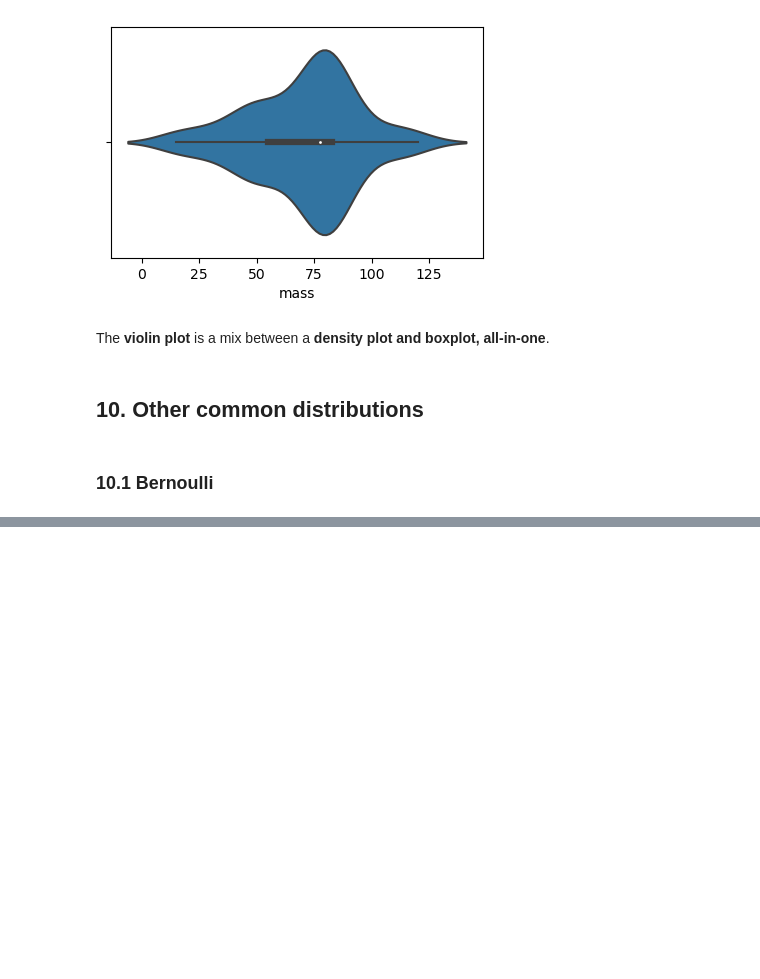
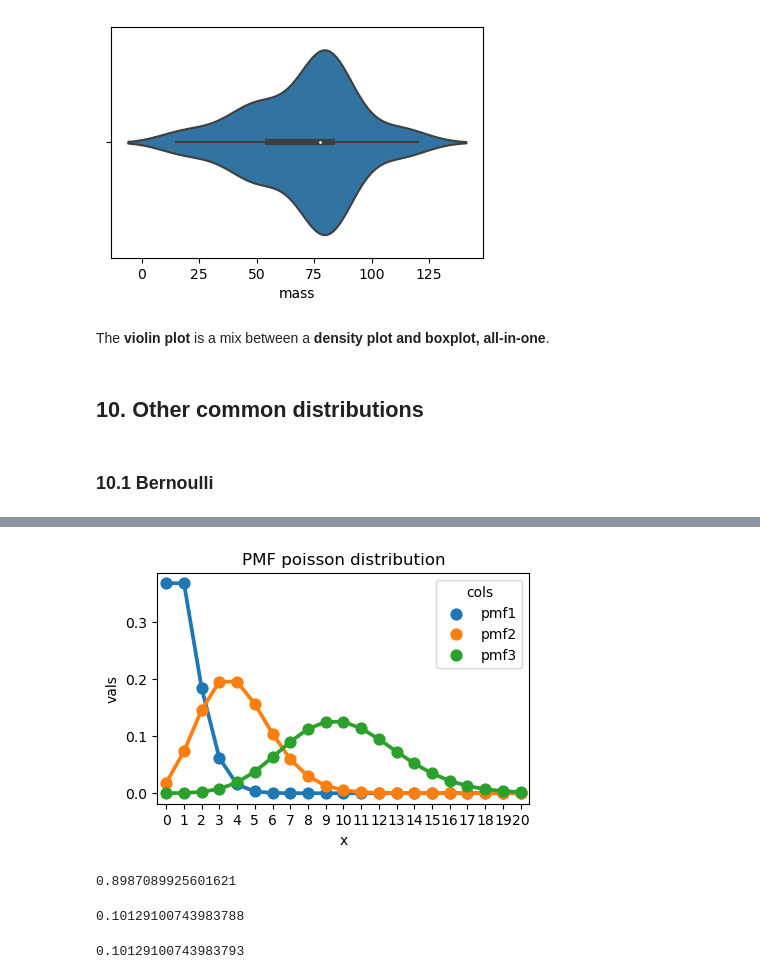
Before and after one commit to mikjf/statistics_and_experimental_design, a Jupyter notebook: basics_descriptive_statistics.ipynb, the cells around one changed output, grey strips where cells are left out. Drawn from its saved outputs; the diff is of its cells as text; code cells hidden in the pictures; blank space fills up the shorter version.

```diff
--- a/basics_descriptive_statistics.ipynb
+++ b/basics_descriptive_statistics.ipynb
@@ -816,0 +937,23 @@ The **violin plot** is a mix between a **density plot and boxplot, all-in-one**.
+# %%
+# plot PMF for poisson distribution (different lambdas)
+
+from scipy.stats import poisson
+
+# range definition (0 to 20)
+x = np.arange(0,21)
+
+# poisson distribution for lambda = 1, 4, 10
+possion_pmfs1 = poisson.pmf(k=x, mu=1)
+possion_pmfs2 = poisson.pmf(k=x, mu=4)
+possion_pmfs3 = poisson.pmf(k=x, mu=10)
+
+# store results in dataframe
+result_df = pd.DataFrame({
+    'x': x,
+    'pmf1': possion_pmfs1,
+    'pmf2': possion_pmfs2,
+    'pmf3': possion_pmfs3
+})
+
+# display df head
+result_df.head()
@@ -816,0 +967,4 @@ The **violin plot** is a mix between a **density plot and boxplot, all-in-one**.
+# %%
+# melt results for pointplot
+melted_df = result_df.melt('x', var_name='cols',  value_name='vals')
+melted_df.head()
@@ -816,0 +978,25 @@ The **violin plot** is a mix between a **density plot and boxplot, all-in-one**.
+# %%
+# plot pointplot
+sns.pointplot(x='x', y='vals', data=melted_df, hue='cols').set(title='PMF poisson distribution');
+# %% [output]
+[figure, added]
+# %%
+# example
+
+# 12 cars cross a bridge every minute on average
+# what's the probability of having 17+ cats on a given minute?
+
+# probability of having <= 16 cars
+poisson.cdf(k=16, mu=12)
+# %% [output]
+0.8987089925601621
+# %%
+# probability 17+ cars = 1 - (<= 16 cars)
+1 - poisson.cdf(k=16, mu=12)
+# %% [output]
+0.10129100743983788
+# %%
+# alternative method
+poisson.sf(k=16, mu=12)
+# %% [output]
+0.10129100743983793
```
Also changed, not shown: parts of 23 cells of this notebook.
